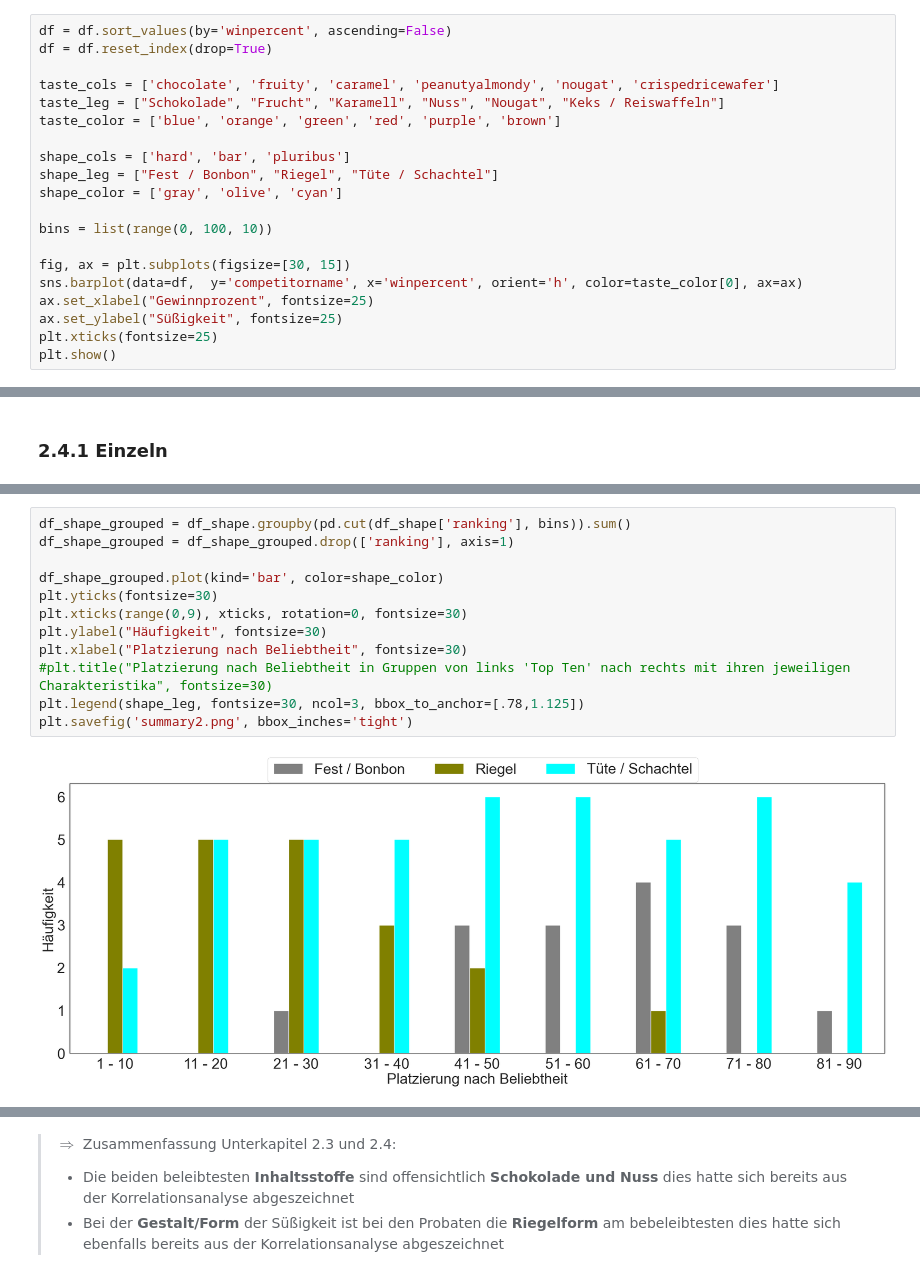
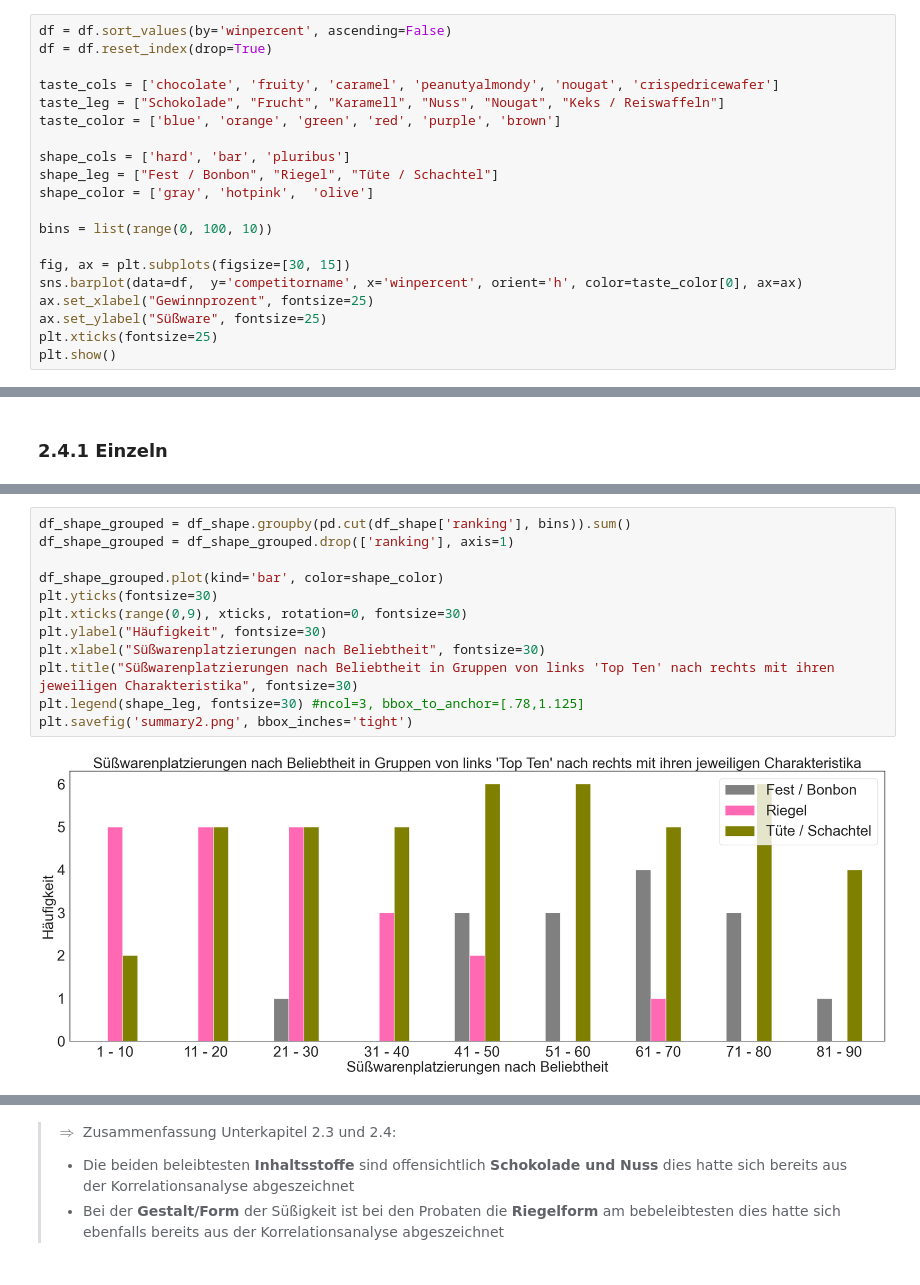
Before and after one commit to TimOliverWalter/CaseStudy_CandyData, a Jupyter notebook: case_study.ipynb, the cells around one changed output, grey strips where cells are left out. Cells and saved outputs as stored; diff of their text form.

```diff
--- a/case_study.ipynb
+++ b/case_study.ipynb
@@ -109,14 +109,14 @@ taste_color = ['blue', 'orange', 'green', 'red', 'purple', 'brown']
 
 shape_cols = ['hard', 'bar', 'pluribus']
 shape_leg = ["Fest / Bonbon", "Riegel", "Tüte / Schachtel"]
-shape_color = ['gray', 'olive', 'cyan']
+shape_color = ['gray', 'hotpink',  'olive']
 
 bins = list(range(0, 100, 10))
 
 fig, ax = plt.subplots(figsize=[30, 15])
 sns.barplot(data=df,  y='competitorname', x='winpercent', orient='h', color=taste_color[0], ax=ax)
 ax.set_xlabel("Gewinnprozent", fontsize=25)
-ax.set_ylabel("Süßigkeit", fontsize=25)
+ax.set_ylabel("Süßware", fontsize=25)
 plt.xticks(fontsize=25)
 plt.show()
 # %% [output]
@@ -214,15 +215,15 @@ plt.show()
 # %%
 df_shape_grouped = df_shape.groupby(pd.cut(df_shape['ranking'], bins)).sum()
 df_shape_grouped = df_shape_grouped.drop(['ranking'], axis=1)
 
 df_shape_grouped.plot(kind='bar', color=shape_color)
 plt.yticks(fontsize=30)
 plt.xticks(range(0,9), xticks, rotation=0, fontsize=30)
 plt.ylabel("Häufigkeit", fontsize=30)
-plt.xlabel("Platzierung nach Beliebtheit", fontsize=30)
-#plt.title("Platzierung nach Beliebtheit in Gruppen von links 'Top Ten' nach rechts mit ihren jeweiligen Charakteristika", fontsize=30)
-plt.legend(shape_leg, fontsize=30, ncol=3, bbox_to_anchor=[.78,1.125])
+plt.xlabel("Süßwarenplatzierungen nach Beliebtheit", fontsize=30)
+plt.title("Süßwarenplatzierungen nach Beliebtheit in Gruppen von links 'Top Ten' nach rechts mit ihren jeweiligen Charakteristika", fontsize=30)
+plt.legend(shape_leg, fontsize=30) #ncol=3, bbox_to_anchor=[.78,1.125]
 plt.savefig('summary2.png', bbox_inches='tight')
 # %% [output]
-[figure, old version]
+[figure, new version]
 # %%
```
Also changed, not shown: parts of 19 cells of this notebook.
